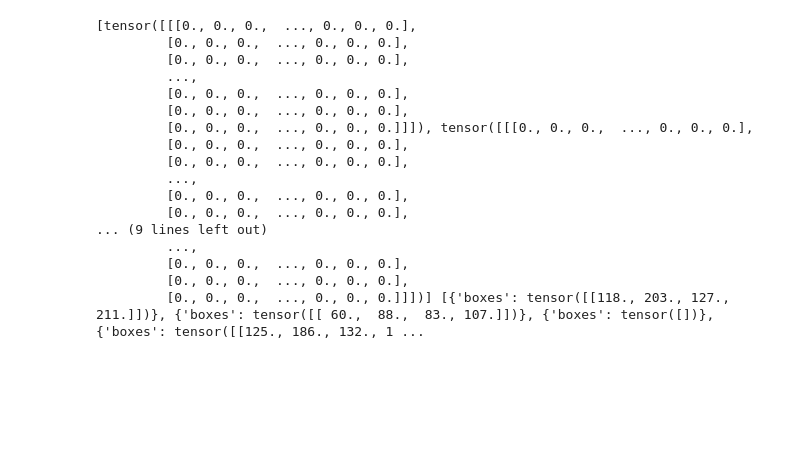
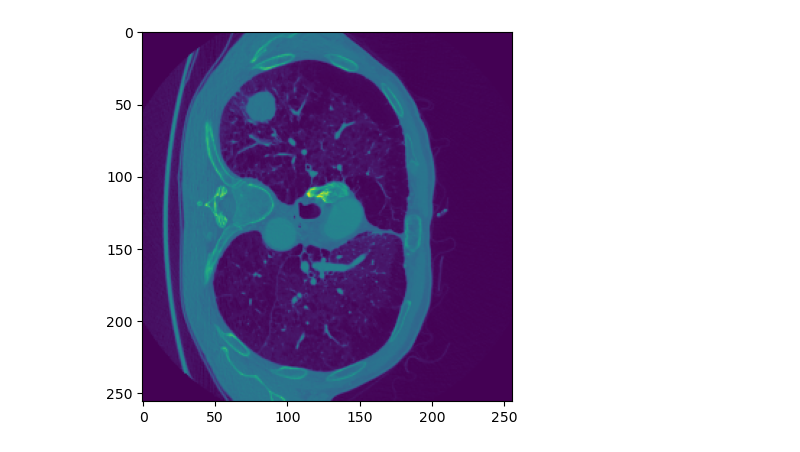
Before and after one commit to Amadoabad/Lung-Tumor-Detection-and-Segmentation, a Jupyter notebook: playground/playground.ipynb, the cells around one changed output. Drawn from its saved outputs; the diff is of its cells as text; code cells hidden in the pictures; blank space fills up the shorter version.

Commit message:
fixed a typo an printed an image as an example

```diff
--- a/playground/playground.ipynb
+++ b/playground/playground.ipynb
@@ -13,33 +13,18 @@ def detection_collate_fn(batch):
     return list(images), list(targets)
 
 dataset = LungDataset(
-    image_dir='../data//train/images',
-    mask_dir='../data//train/masks',
-    detection_dir='../data//train/detections',
+    image_dir='../data/train/images',
+    mask_dir='../data/train/masks',
+    detection_dir='../data/train/detections',
     transform=transform,
     task='detection'  # or 'segmentation'
 )
 
 loader = DataLoader(dataset, batch_size=4, shuffle=True, collate_fn=detection_collate_fn)
 # %%
+import matplotlib.pyplot as plt
 for img, boxes in loader:
-    print(img, boxes)
+    plt.imshow(img[0].squeeze())
     break
 # %% [output]
-[tensor([[[0., 0., 0.,  ..., 0., 0., 0.],
-         [0., 0., 0.,  ..., 0., 0., 0.],
-         [0., 0., 0.,  ..., 0., 0., 0.],
-         ...,
-         [0., 0., 0.,  ..., 0., 0., 0.],
-         [0., 0., 0.,  ..., 0., 0., 0.],
-         [0., 0., 0.,  ..., 0., 0., 0.]]]), tensor([[[0., 0., 0.,  ..., 0., 0., 0.],
-         [0., 0., 0.,  ..., 0., 0., 0.],
-         [0., 0., 0.,  ..., 0., 0., 0.],
-         ...,
-         [0., 0., 0.,  ..., 0., 0., 0.],
-         [0., 0., 0.,  ..., 0., 0., 0.],
-... (9 lines left out)
-         ...,
-         [0., 0., 0.,  ..., 0., 0., 0.],
-         [0., 0., 0.,  ..., 0., 0., 0.],
-         [0., 0., 0.,  ..., 0., 0., 0.]]])] [{'boxes': tensor([[118., 203., 127., 211.]])}, {'boxes': tensor([[ 60.,  88.,  83., 107.]])}, {'boxes': tensor([])}, {'boxes': tensor([[125., 186., 132., 1 ...
+[figure, added]
```
